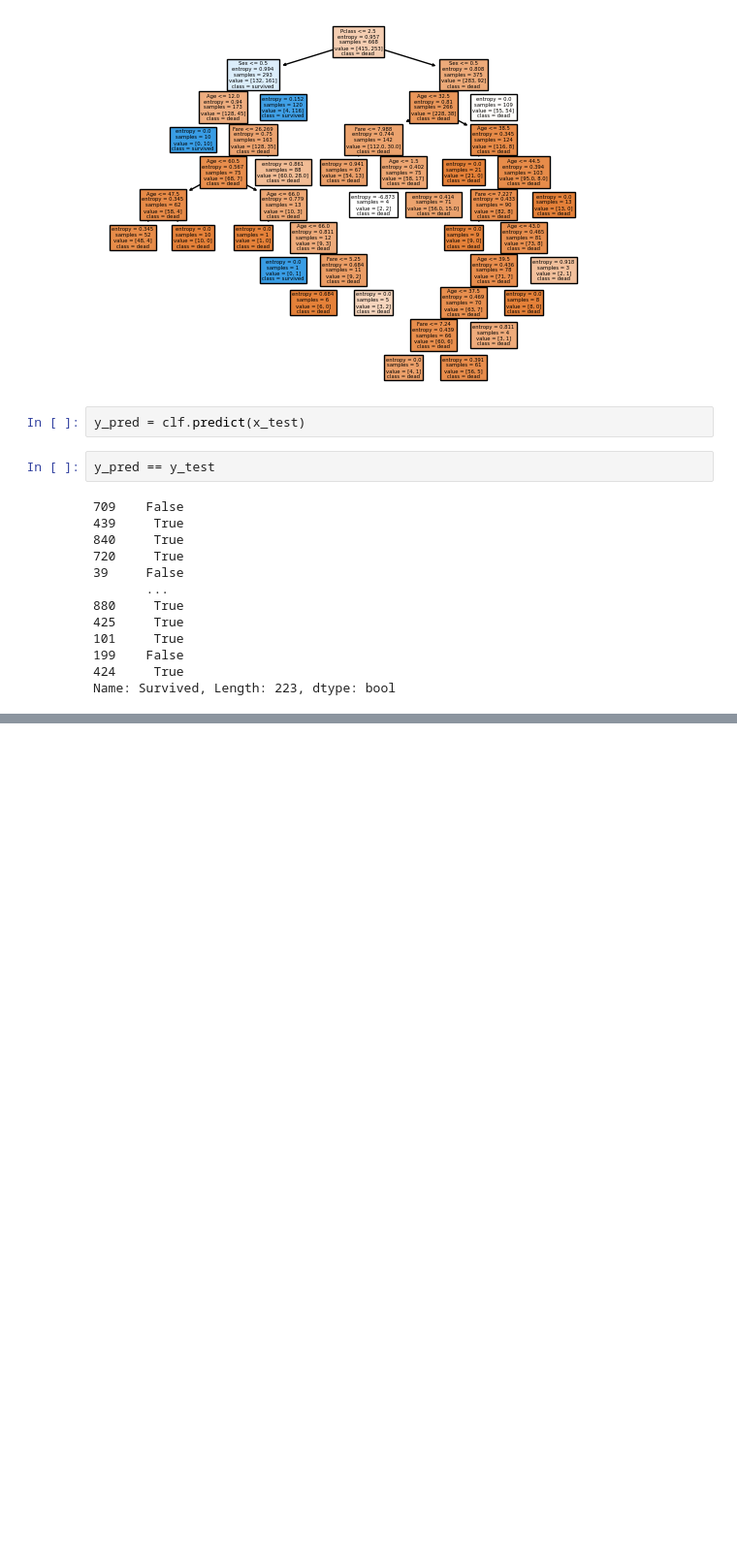
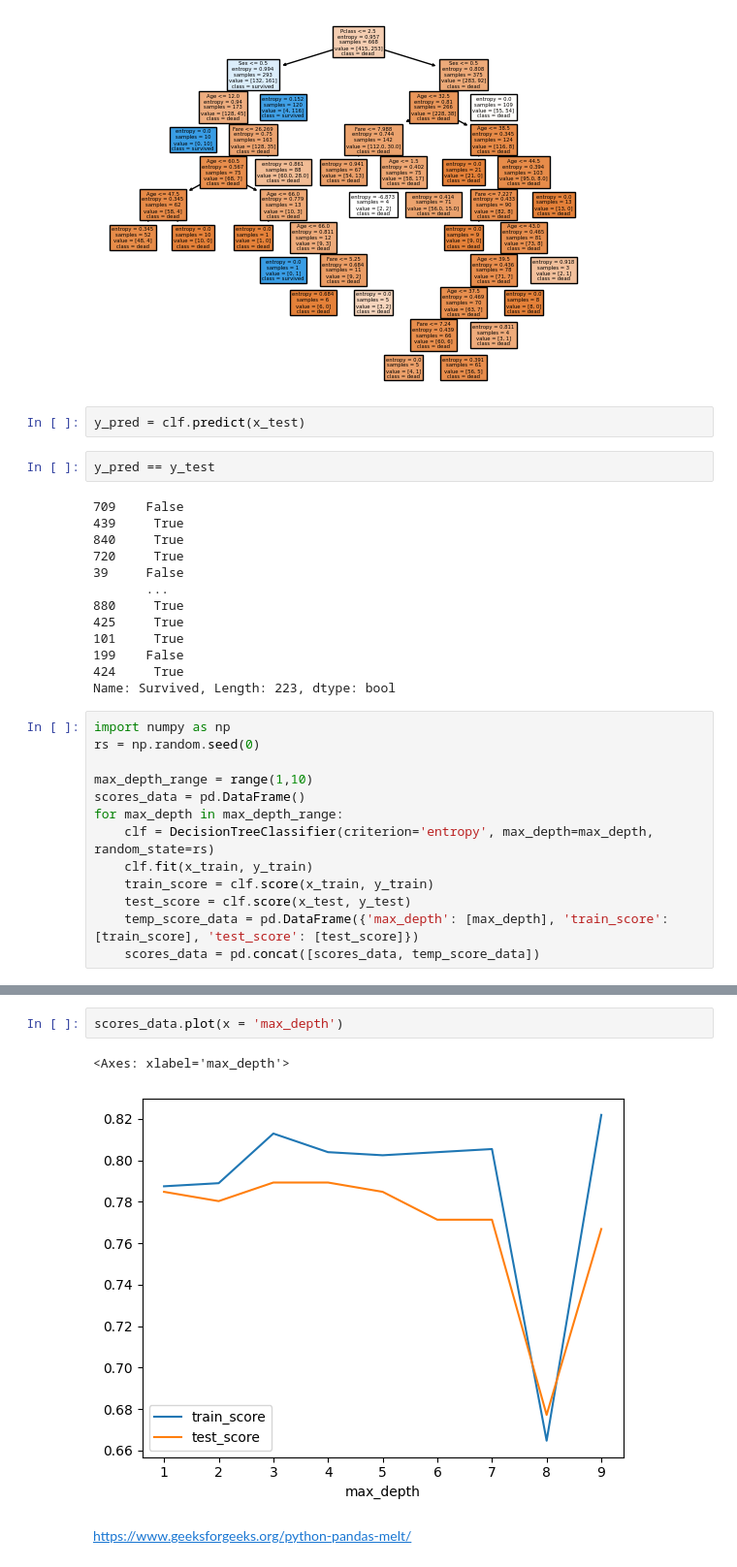
Before and after one commit to Data-Engineer-Course-Materials/big-data-02-2024, a Jupyter notebook: scikit-titanic.ipynb, the cells around one changed output, grey strips where cells are left out. Shown: that part at 97% size. Saved outputs shown, nothing was run; the diff lists cells and outputs as text; blank space fills up the shorter version.

Commit message:
pandas and sklearn examples

```diff
--- a/scikit-titanic.ipynb
+++ b/scikit-titanic.ipynb
@@ -94,3 +94,16 @@ y_pred == y_test
 199    False
 424     True
 Name: Survived, Length: 223, dtype: bool
+# %%
+import numpy as np
+rs = np.random.seed(0)
+
+max_depth_range = range(1,10)
+scores_data = pd.DataFrame()
+for max_depth in max_depth_range:
+    clf = DecisionTreeClassifier(criterion='entropy', max_depth=max_depth, random_state=rs)
+    clf.fit(x_train, y_train)
+    train_score = clf.score(x_train, y_train)
+    test_score = clf.score(x_test, y_test)
+    temp_score_data = pd.DataFrame({'max_depth': [max_depth], 'train_score': [train_score], 'test_score': [test_score]})
+    scores_data = pd.concat([scores_data, temp_score_data])
@@ -96,0 +123,7 @@ Name: Survived, Length: 223, dtype: bool
+# %%
+scores_data.plot(x = 'max_depth')
+# %% [output]
+<Axes: xlabel='max_depth'>
+[figure, added]
+# %% [markdown]
+https://www.geeksforgeeks.org/python-pandas-melt/
```
Also changed, not shown: parts of 1 cell of this notebook.
